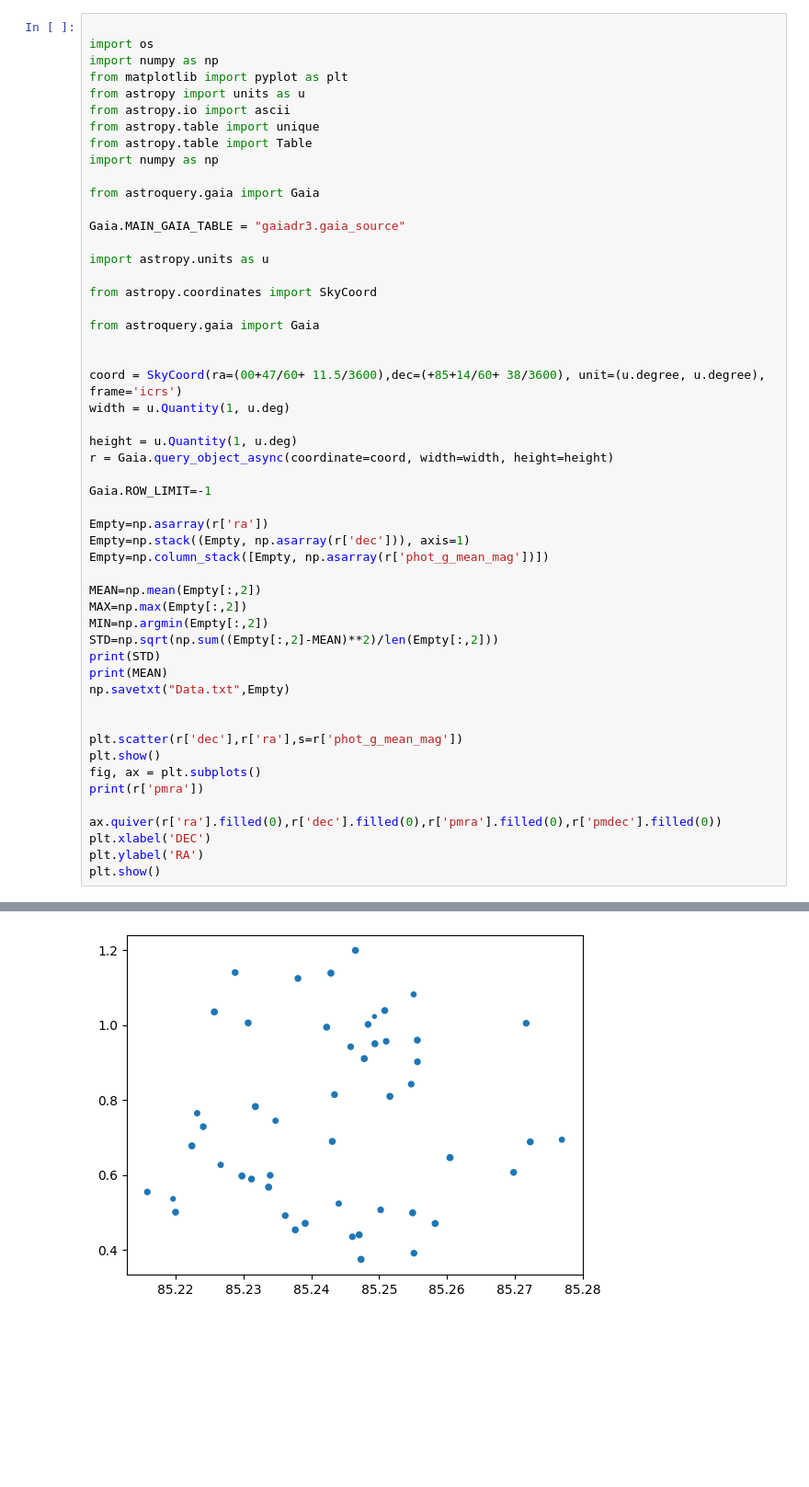
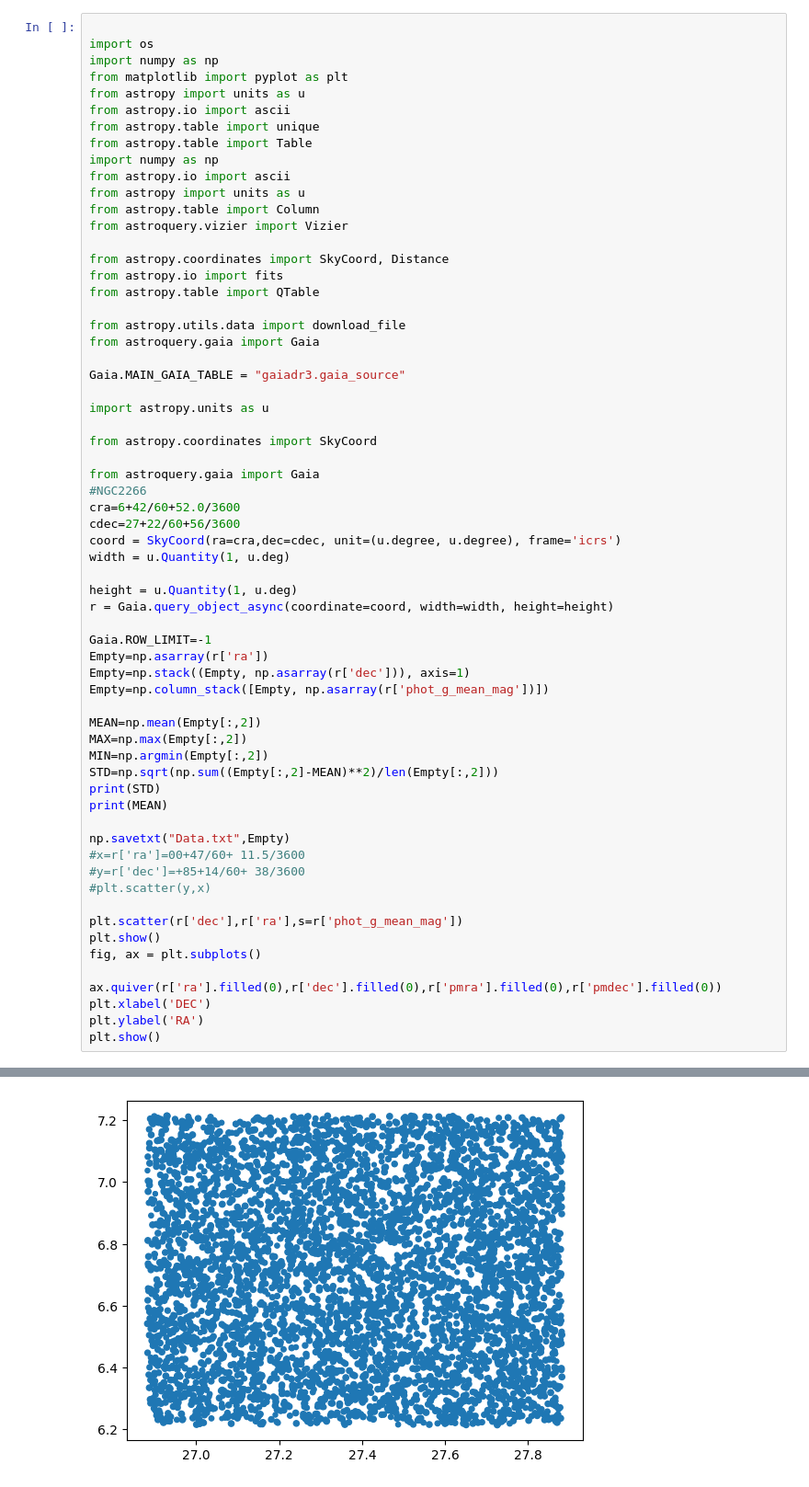
Before and after one commit to AstroTaffer/MEN-681301-OAM, a Jupyter notebook: Farafontova.ipynb, the cells around one changed output, grey strips where cells are left out. Shown at 92% size. Saved outputs shown, nothing was run; the diff lists cells and outputs as text; blank space fills up the shorter version.

```diff
--- a/Farafontova.ipynb
+++ b/Farafontova.ipynb
@@ -8,7 +8,16 @@ from astropy.io import ascii
 from astropy.table import unique
 from astropy.table import Table
 import numpy as np
+from astropy.io import ascii
+from astropy import units as u
+from astropy.table import Column
+from astroquery.vizier import Vizier
 
+from astropy.coordinates import SkyCoord, Distance
+from astropy.io import fits
+from astropy.table import QTable
+
+from astropy.utils.data import download_file
 from astroquery.gaia import Gaia
 
 Gaia.MAIN_GAIA_TABLE = "gaiadr3.gaia_source"
@@ -18,16 +27,16 @@ import astropy.units as u
 from astropy.coordinates import SkyCoord
 
 from astroquery.gaia import Gaia
-
-
-coord = SkyCoord(ra=(00+47/60+ 11.5/3600),dec=(+85+14/60+ 38/3600), unit=(u.degree, u.degree), frame='icrs')
+#NGC2266
+cra=6+42/60+52.0/3600
+cdec=27+22/60+56/3600
+coord = SkyCoord(ra=cra,dec=cdec, unit=(u.degree, u.degree), frame='icrs')
 width = u.Quantity(1, u.deg)
 
 height = u.Quantity(1, u.deg)
 r = Gaia.query_object_async(coordinate=coord, width=width, height=height)
 
 Gaia.ROW_LIMIT=-1
-
 Empty=np.asarray(r['ra'])
 Empty=np.stack((Empty, np.asarray(r['dec'])), axis=1)
 Empty=np.column_stack([Empty, np.asarray(r['phot_g_mean_mag'])])
@@ -38,13 +47,15 @@ MIN=np.argmin(Empty[:,2])
 STD=np.sqrt(np.sum((Empty[:,2]-MEAN)**2)/len(Empty[:,2]))
 print(STD)
 print(MEAN)
+
 np.savetxt("Data.txt",Empty)
-
+#x=r['ra']=00+47/60+ 11.5/3600
+#y=r['dec']=+85+14/60+ 38/3600
+#plt.scatter(y,x)
 
 plt.scatter(r['dec'],r['ra'],s=r['phot_g_mean_mag'])
 plt.show()
 fig, ax = plt.subplots()
-print(r['pmra'])
 
 ax.quiver(r['ra'].filled(0),r['dec'].filled(0),r['pmra'].filled(0),r['pmdec'].filled(0))
 plt.xlabel('DEC')
@@ -57 +68 @@ INFO: Query finished. [astroquery.utils.tap.core]
-[figure, old version]
+[figure, new version]
```
Also changed, not shown: parts of 9 cells of this notebook.
